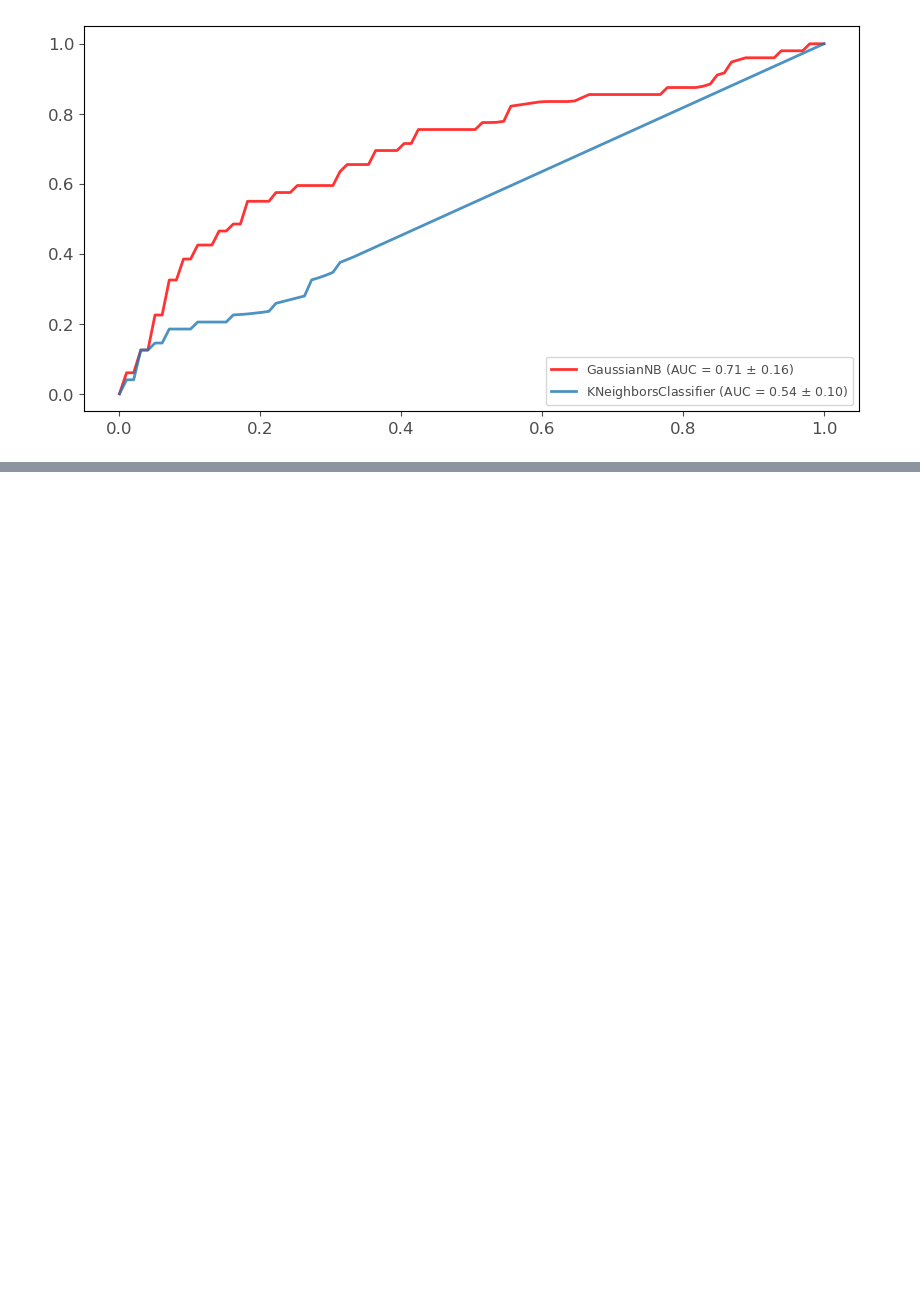
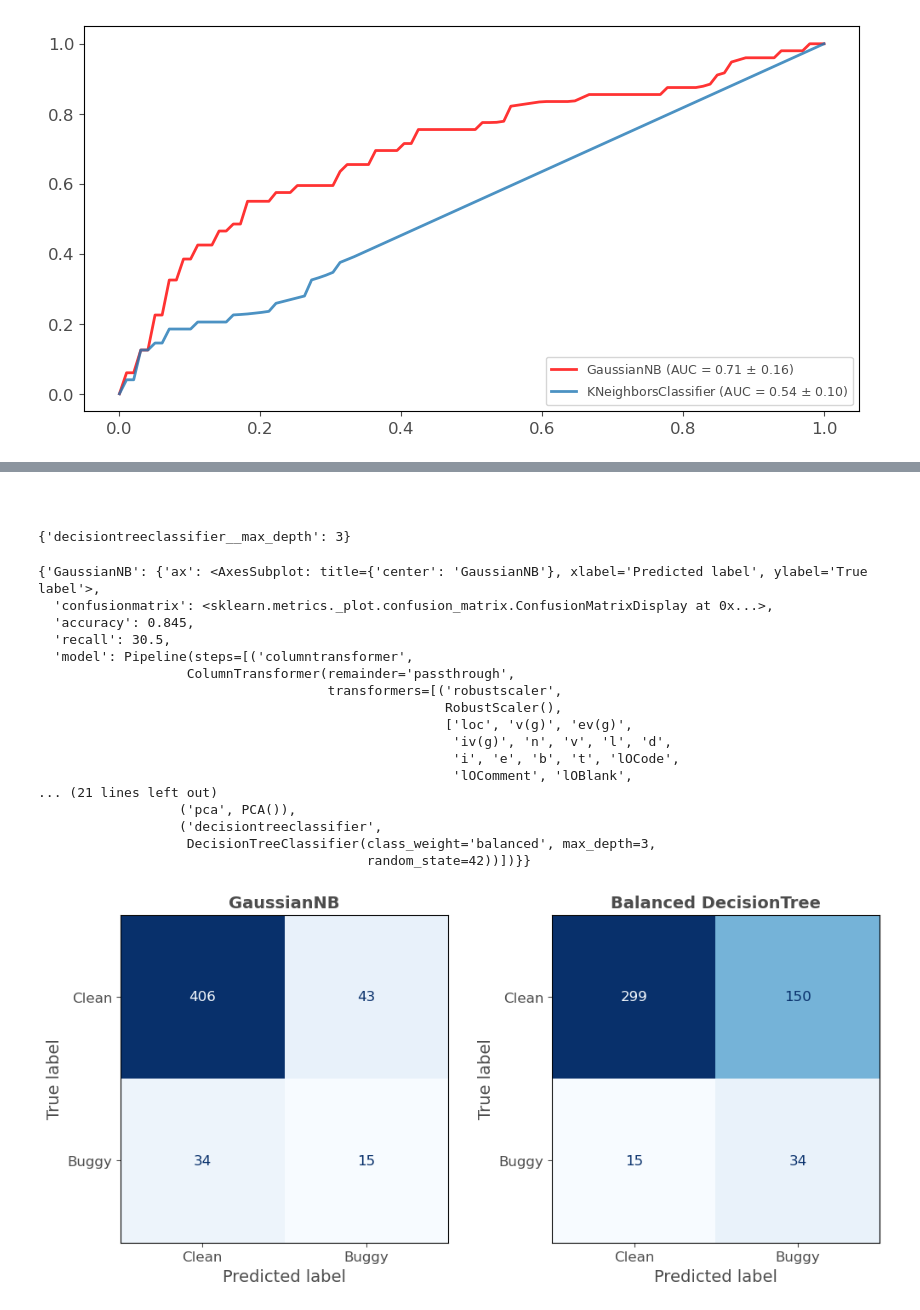
Before and after one commit to zurlog/MLDS_PR104, a Jupyter notebook: scripts/pr104.ipynb, the cells around one changed output, grey strips where cells are left out. Drawn from its saved outputs; the diff is of its cells as text; code cells hidden in the pictures; blank space fills up the shorter version.

```diff
--- a/scripts/pr104.ipynb
+++ b/scripts/pr104.ipynb
@@ -402,0 +396,67 @@ tree_cv(cm1_mc, balance = 0, n_splits=10, shuffle=True, random_state=42)
+# %% [markdown]
+<br>
+# %%
+def compare(df, models, cbar = False, normalize = None, **kargs):
+    results = {}
+    n_mod = len(models)
+    fig, ax = plt.subplots(1, n_mod, figsize=((n_mod*6),5))
+    for i, model in enumerate(models):
+
+        if callable(model):
+            out = model(df, ax=ax[i], cbar = cbar, normalize = normalize, **kargs)
+
+            # Stores the Classifier name in a variable
+            if isinstance(out['model'], Pipeline):
+                name = out['model'].steps[-1][1].__class__.__name__
+            else:
+                name = out['model'].__class__.__name__
+
+            results[name] = out
+        else:
+            raise TypeError(f"{model} is not a callable function")
+    return results
+# %%
+def compare(df, models_list, cbar = False, normalize = None, **kwargs):
+    results = {}
+    n_mod = len(models_list)
+    fig, ax = plt.subplots(1, n_mod, figsize=((n_mod*6),5))
+    for i, model_data in enumerate(models_list):
+        model = model_data.pop('model')
+        if callable(model):
+            # Pass the model's required arguments and any additional arguments to the model function
+            out = model(df, ax=ax[i], cbar = cbar, normalize = normalize, **model_data, **kwargs)
+            # Stores the Classifier name in a variable
+            if isinstance(out['model'], Pipeline):
+                name = out['model'].steps[-1][1].__class__.__name__
+            else:
+                name = out['model'].__class__.__name__
+            results[name] = out
+        else:
+            raise TypeError(f"{model} is not a callable function")
+    return results
+# %%
+models_list = [
+    {"model": nbayes_cv},
+    {"model": tree_cv, "balance": True}
+]
+compare(cm1, models_list, shuffle=True, random_state=42)
+# %% [output]
+{'decisiontreeclassifier__max_depth': 3}
+{'GaussianNB': {'ax': <AxesSubplot: title={'center': 'GaussianNB'}, xlabel='Predicted label', ylabel='True label'>,
+  'confusionmatrix': <sklearn.metrics._plot.confusion_matrix.ConfusionMatrixDisplay at 0x...>,
+  'accuracy': 0.845,
+  'recall': 30.5,
+  'model': Pipeline(steps=[('columntransformer',
+                   ColumnTransformer(remainder='passthrough',
+                                     transformers=[('robustscaler',
+                                                    RobustScaler(),
+                                                    ['loc', 'v(g)', 'ev(g)',
+                                                     'iv(g)', 'n', 'v', 'l', 'd',
+                                                     'i', 'e', 'b', 't', 'lOCode',
+                                                     'lOComment', 'lOBlank',
+... (21 lines left out)
+                  ('pca', PCA()),
+                  ('decisiontreeclassifier',
+                   DecisionTreeClassifier(class_weight='balanced', max_depth=3,
+                                          random_state=42))])}}
+[figure, added]
```
Also changed, not shown: parts of 4 cells of this notebook, 2 other files.
